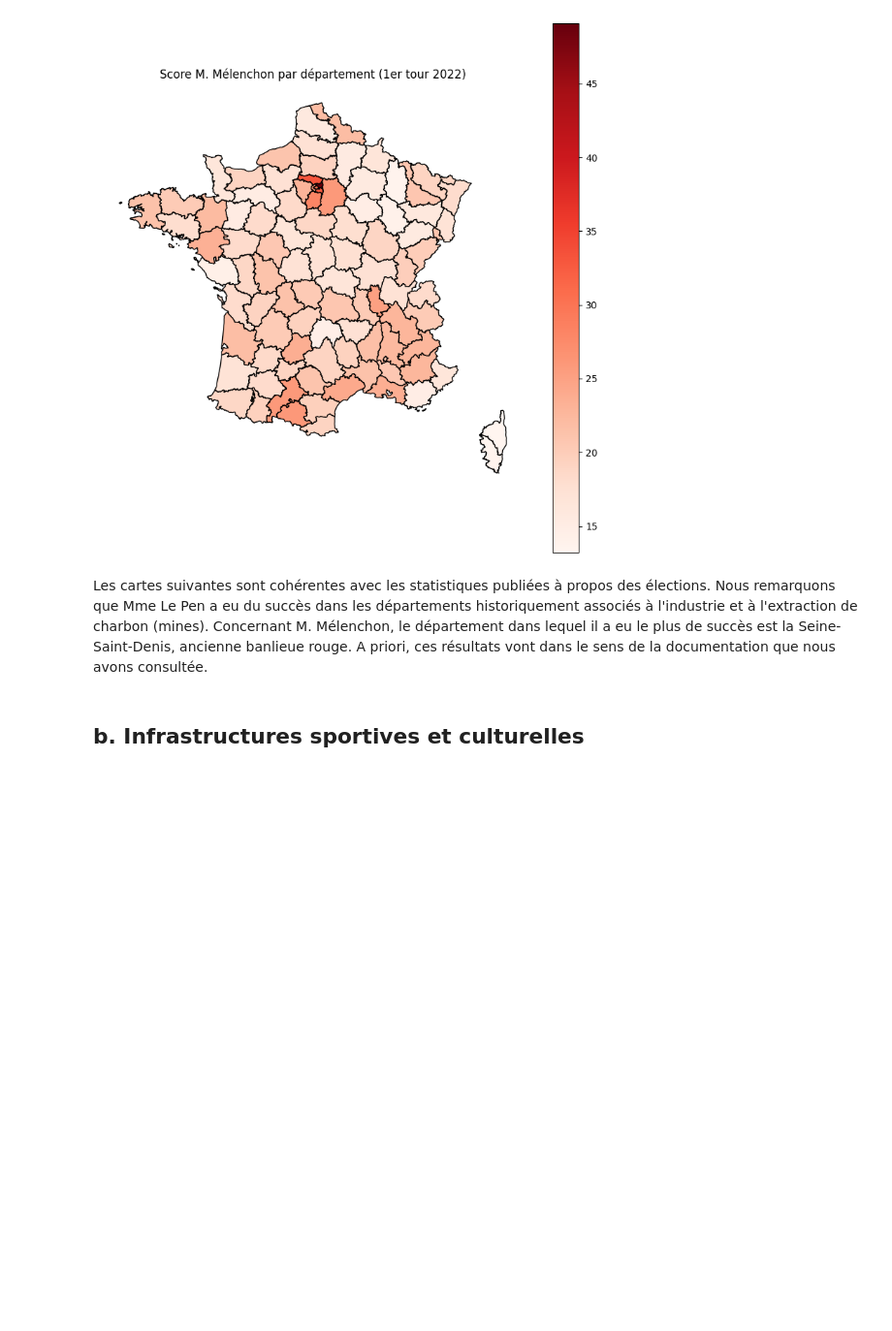
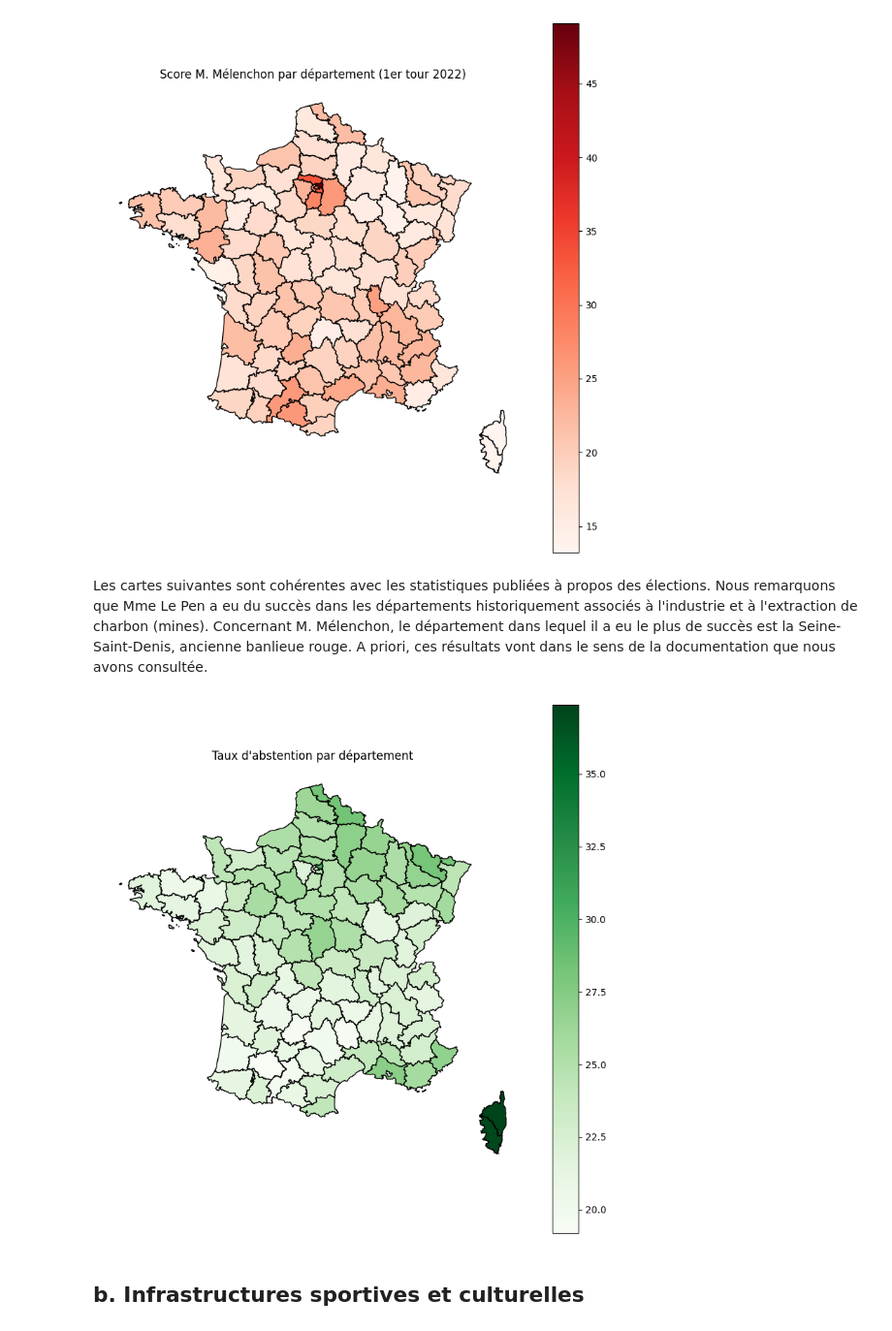
Before and after one commit to heloise1414/Projet-Python-S3, a Jupyter notebook: code/main-heloise-v2.ipynb, the cells around one changed output. Shown at 97% size. Saved outputs shown, nothing was run; the diff lists cells and outputs as text; code cells hidden in the pictures; blank space fills up the shorter version.

```diff
--- a/code/main-heloise-v2.ipynb
+++ b/code/main-heloise-v2.ipynb
@@ -1343,6 +1343,7 @@ df_departement = (
 )
 df_departement['score_dep_rn']=round(df_departement['voix_rn']/df_departement['Exprimés']*100,2)
 df_departement['score_dep_lfi']=round(df_departement['voix_lfi']/df_departement['Exprimés']*100,2)
+df_departement['taux_abstention']=round(df_departement['Abstentions']/df_departement['Inscrits']*100,2)
 print(df_departement.head(16))
 # %% [output]
    Code du département  Inscrits  Abstentions  Exprimés  voix_rn  voix_lfi  \
@@ -1455,6 +1478,20 @@ plt.show()
 [figure]
 # %% [markdown]
 Les cartes suivantes sont cohérentes avec les statistiques publiées à propos des élections. Nous remarquons que Mme Le Pen a eu du succès dans les départements historiquement associés à l'industrie et à l'extraction de charbon (mines). Concernant M. Mélenchon, le département dans lequel il a eu le plus de succès est la Seine-Saint-Denis, ancienne banlieue rouge. A priori, ces résultats vont dans le sens de la documentation que nous avons consultée.
+# %%
+fig, ax = plt.subplots(figsize=(10, 10))
+carte_dep.plot(
+    column='taux_abstention',
+    cmap='Greens',
+    legend=True,
+    edgecolor='black',
+    ax=ax
+)
+ax.set_title("Taux d'abstention par département")
+ax.axis('off')
+plt.show()
+# %% [output]
+[figure, added]
 # %% [markdown]
 ## b. Infrastructures sportives et culturelles
 # %% [markdown]
```
Also changed, not shown: parts of 6 cells of this notebook.
